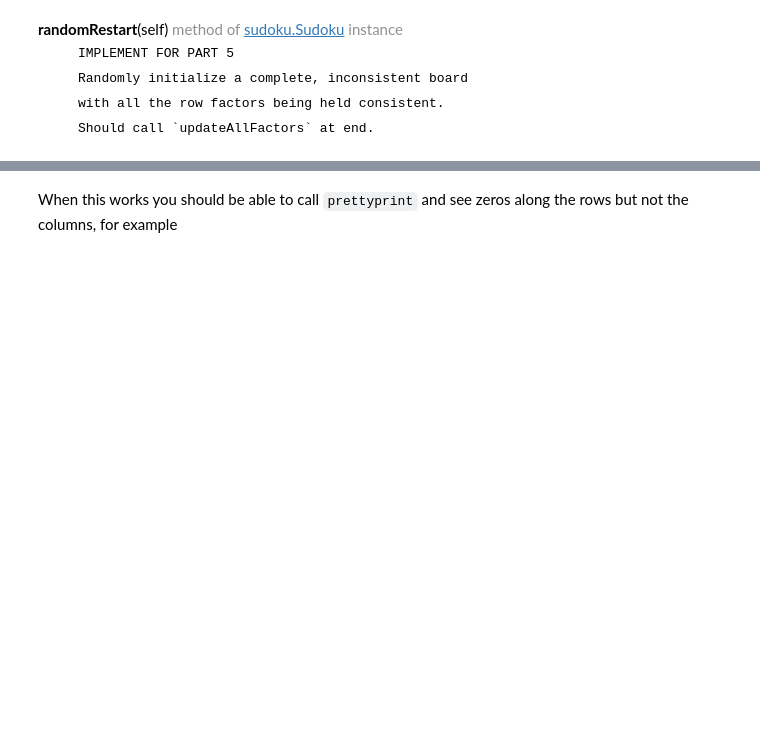
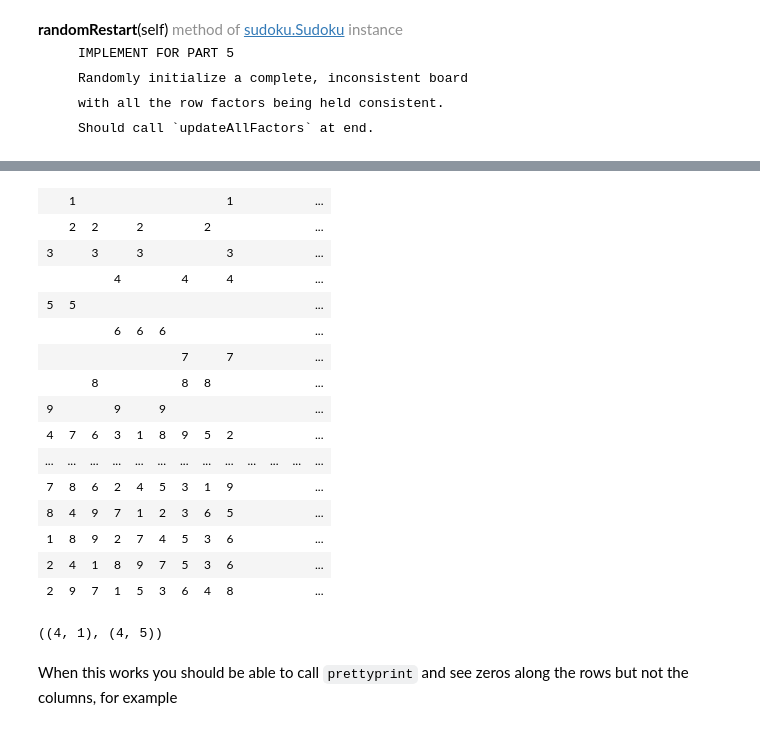
Before and after one commit to EverettSussman/CS182HW2, a Jupyter notebook: HW2.ipynb, the cells around one changed output, grey strips where cells are left out. Saved outputs shown, nothing was run; the diff lists cells and outputs as text; code cells hidden in the pictures; blank space fills up the shorter version.

```diff
--- a/HW2.ipynb
+++ b/HW2.ipynb
@@ -279,3 +298,27 @@ Should call `updateAllFactors` at end.
+# %%
+restartSudoku.randomRestart()
+IPython.display.HTML(restartSudoku.prettyprinthtml())
+# %% [output]
+|  | 1 |  |  |  |  |  |  | 1 |  |  |  | ... |
+|  | 2 | 2 |  | 2 |  |  | 2 |  |  |  |  | ... |
+| 3 |  | 3 |  | 3 |  |  |  | 3 |  |  |  | ... |
+|  |  |  | 4 |  |  | 4 |  | 4 |  |  |  | ... |
+| 5 | 5 |  |  |  |  |  |  |  |  |  |  | ... |
+|  |  |  | 6 | 6 | 6 |  |  |  |  |  |  | ... |
+|  |  |  |  |  |  | 7 |  | 7 |  |  |  | ... |
+|  |  | 8 |  |  |  | 8 | 8 |  |  |  |  | ... |
+| 9 |  |  | 9 |  | 9 |  |  |  |  |  |  | ... |
+| 4 | 7 | 6 | 3 | 1 | 8 | 9 | 5 | 2 |  |  |  | ... |
+| ... | ... | ... | ... | ... | ... | ... | ... | ... | ... | ... | ... | ... |
+| 7 | 8 | 6 | 2 | 4 | 5 | 3 | 1 | 9 |  |  |  | ... |
+| 8 | 4 | 9 | 7 | 1 | 2 | 3 | 6 | 5 |  |  |  | ... |
+| 1 | 8 | 9 | 2 | 7 | 4 | 5 | 3 | 6 |  |  |  | ... |
+| 2 | 4 | 1 | 8 | 9 | 7 | 5 | 3 | 6 |  |  |  | ... |
+| 2 | 9 | 7 | 1 | 5 | 3 | 6 | 4 | 8 |  |  |  | ... |
+# %%
+print restartSudoku.randomSwap()
+# %% [output]
+((4, 1), (4, 5))
 # %% [markdown]
 When this works you should be able to call `prettyprint` and see zeros along the rows but not the columns, for example
 # %%
```
Also changed, not shown: parts of 10 cells of this notebook, 1 other file.
